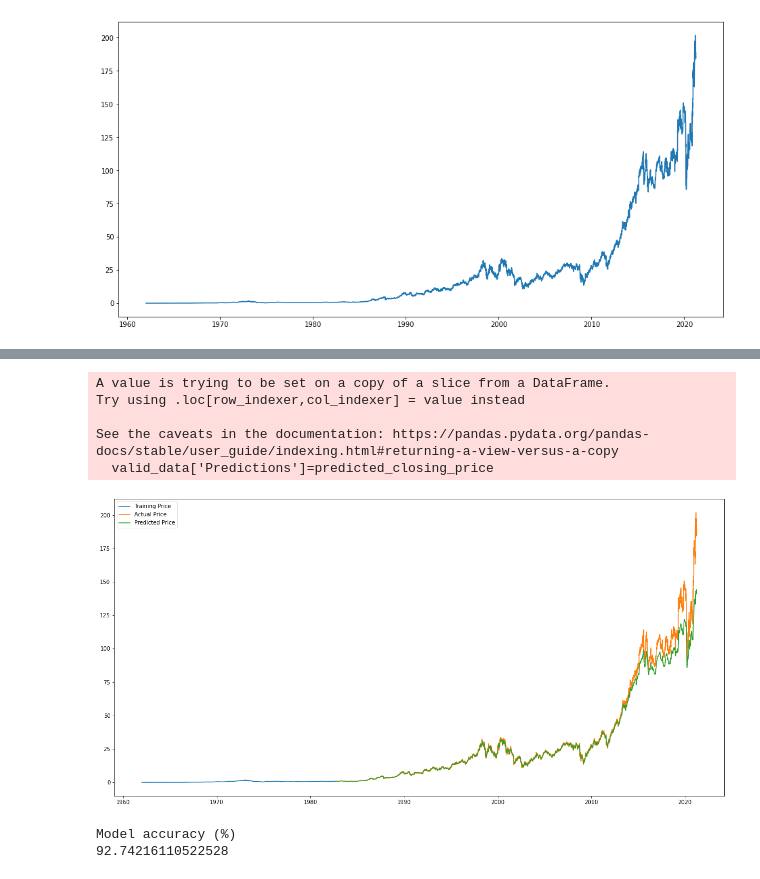
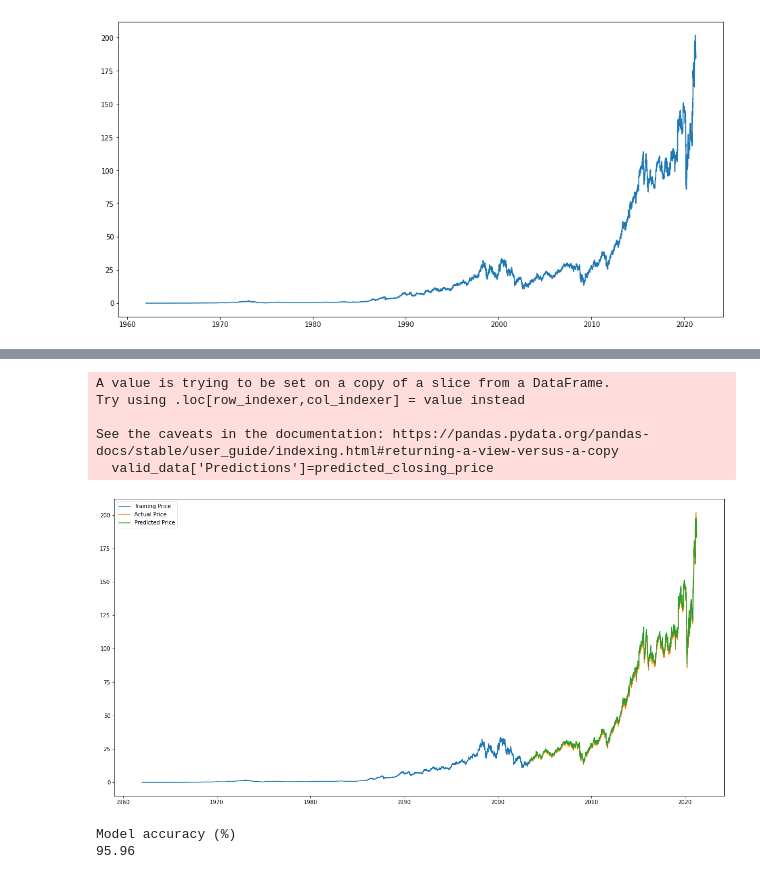
Before and after one commit to m-rivera1/stock_prediction, a Jupyter notebook: LSTM_stock_prediction_model.ipynb, the cells around one changed output, grey strips where cells are left out. Drawn from its saved outputs; the diff is of its cells as text; code cells hidden in the pictures.

```diff
--- a/LSTM_stock_prediction_model.ipynb
+++ b/LSTM_stock_prediction_model.ipynb
@@ -40,5 +53,7 @@ print(df)
 [14915 rows x 8 columns]
 # %%
 #number of trading days
-df['Date'].count()
+trading_days = df['Date'].count()
+training_set = .7 * trading_days
+print(int(training_set))
 # %% [output]
@@ -63,8 +78,8 @@ new_dataset.drop("Date",axis=1,inplace=True)
 
 final_dataset=new_dataset.values
 
-train_data=final_dataset[0:5196,:]
-valid_data=final_dataset[5196:,:]
+train_data=final_dataset[0:int(training_set),:]
+valid_data=final_dataset[int(training_set):,:]
 
 scaler=MinMaxScaler(feature_range=(0,1))
 scaled_data=scaler.fit_transform(final_dataset)
@@ -110,24 +125,24 @@ lstm_model.save("saved_model.h5")
 # %%
-train_data=new_dataset[:5196]
-valid_data=new_dataset[5196:]
+train_data=new_dataset[:int(training_set)]
+valid_data=new_dataset[int(training_set):]
 valid_data['Predictions']=predicted_closing_price
 plt.plot(train_data["Close"], label = 'Training Price')
 plt.plot(valid_data["Close"], label = 'Actual Price')
 plt.plot(valid_data["Predictions"], label = 'Predicted Price')
 plt.legend()
 plt.show()
 # %% [output]
 A value is trying to be set on a copy of a slice from a DataFrame.
 Try using .loc[row_indexer,col_indexer] = value instead
 
 See the caveats in the documentation: https://pandas.pydata.org/pandas-docs/stable/user_guide/indexing.html#returning-a-view-versus-a-copy
   valid_data['Predictions']=predicted_closing_price
-[figure, old version]
+[figure, new version]
 # %%
 print('Model accuracy (%)')
 Y_p=scaler.inverse_transform(lstm_model.predict(x_train_data))
 Y_t=scaler.inverse_transform(y_train_data.reshape(y_train_data.shape[0],1))
-print((1-(metrics.mean_absolute_error(Y_t, Y_p)/Y_t.mean()))*100)
+print(round((1-(metrics.mean_absolute_error(Y_t, Y_p)/Y_t.mean()))*100,2))
 # %% [output]
 Model accuracy (%)
-92.74216110522528
+95.96
```
Also changed, not shown: parts of 5 cells of this notebook, 13 other files.
